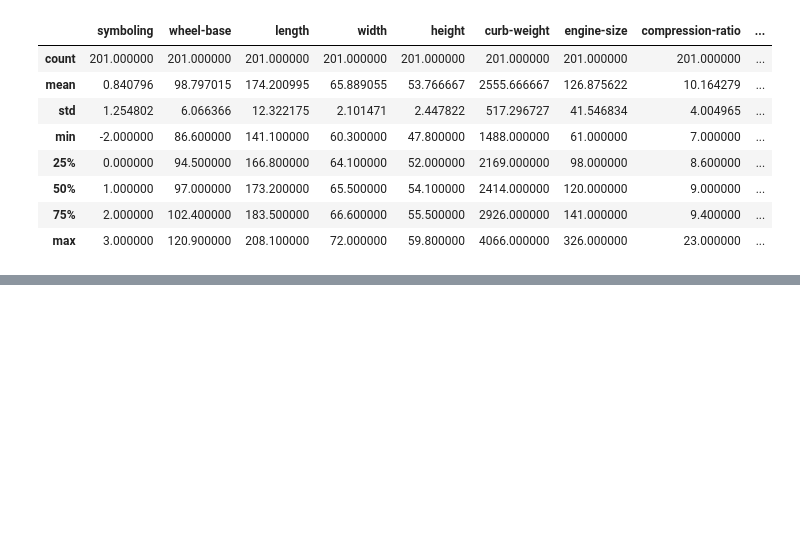
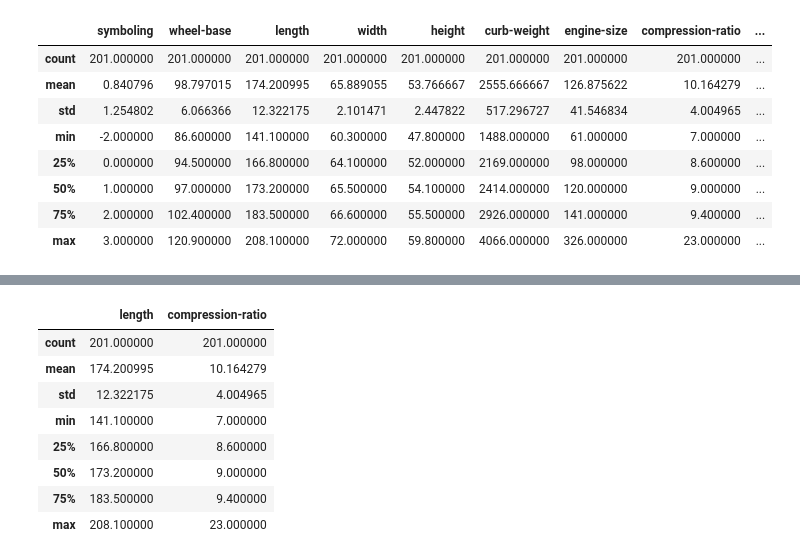
Before and after one commit to reivincitot/Cursos-IBM, a Jupyter notebook: Data Analysis with Python/Notebook de introduccion lab1.ipynb, the cells around one changed output, grey strips where cells are left out. Drawn from its saved outputs; the diff is of its cells as text; code cells hidden in the pictures; blank space fills up the shorter version.

```diff
--- a/Data Analysis with Python/Notebook de introduccion lab1.ipynb
+++ b/Data Analysis with Python/Notebook de introduccion lab1.ipynb
@@ -279,0 +324,12 @@ Este método nos proporcionara varios sumarios estadísticos, excluyendo los val
+# %%
+df[["length","compression-ratio"]].describe()
+# %% [output]
+|  | length | compression-ratio |
+| count | 201.000000 | 201.000000 |
+| mean | 174.200995 | 10.164279 |
+| std | 12.322175 | 4.004965 |
+| min | 141.100000 | 7.000000 |
+| 25% | 166.800000 | 8.600000 |
+| 50% | 173.200000 | 9.000000 |
+| 75% | 183.500000 | 9.400000 |
+| max | 208.100000 | 23.000000 |
```
Also changed, not shown: parts of 11 cells of this notebook.
